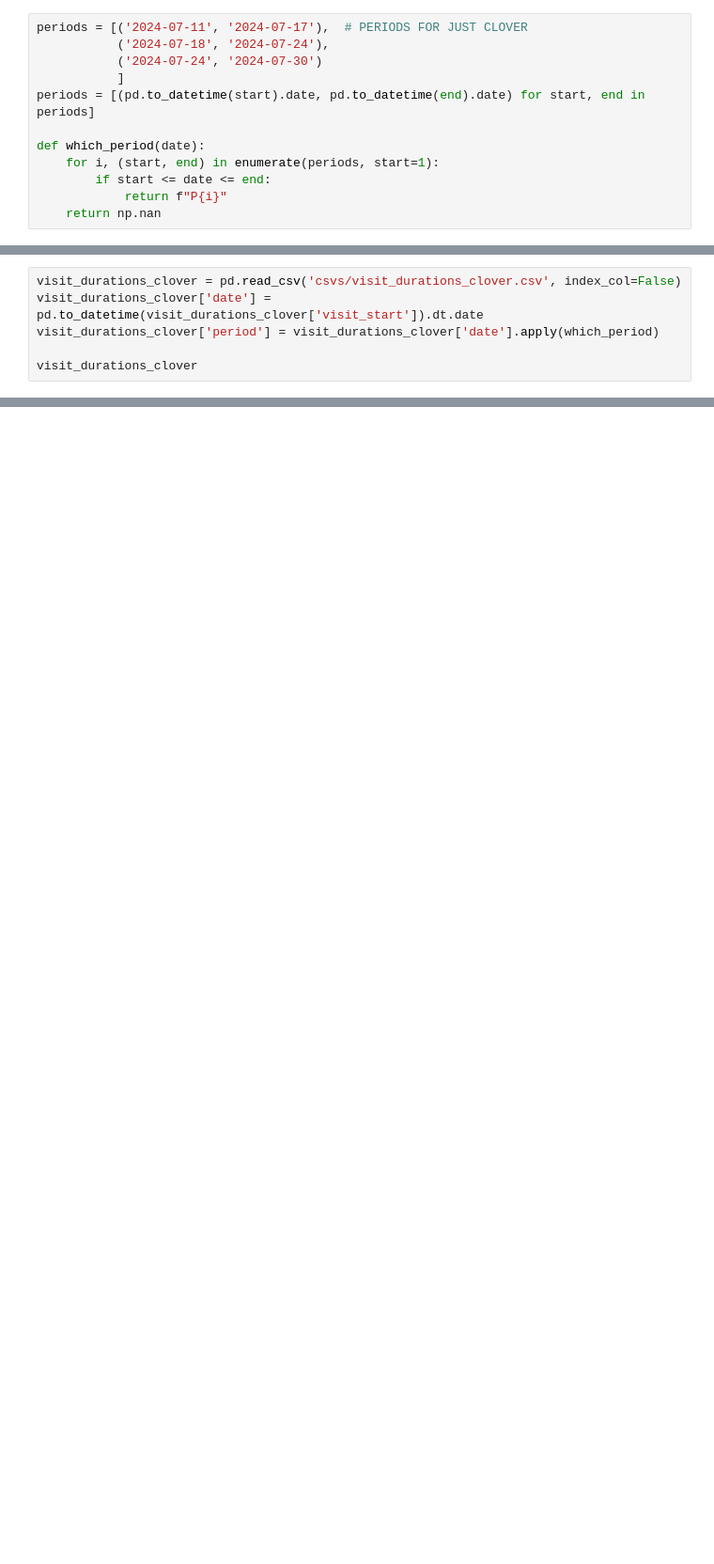
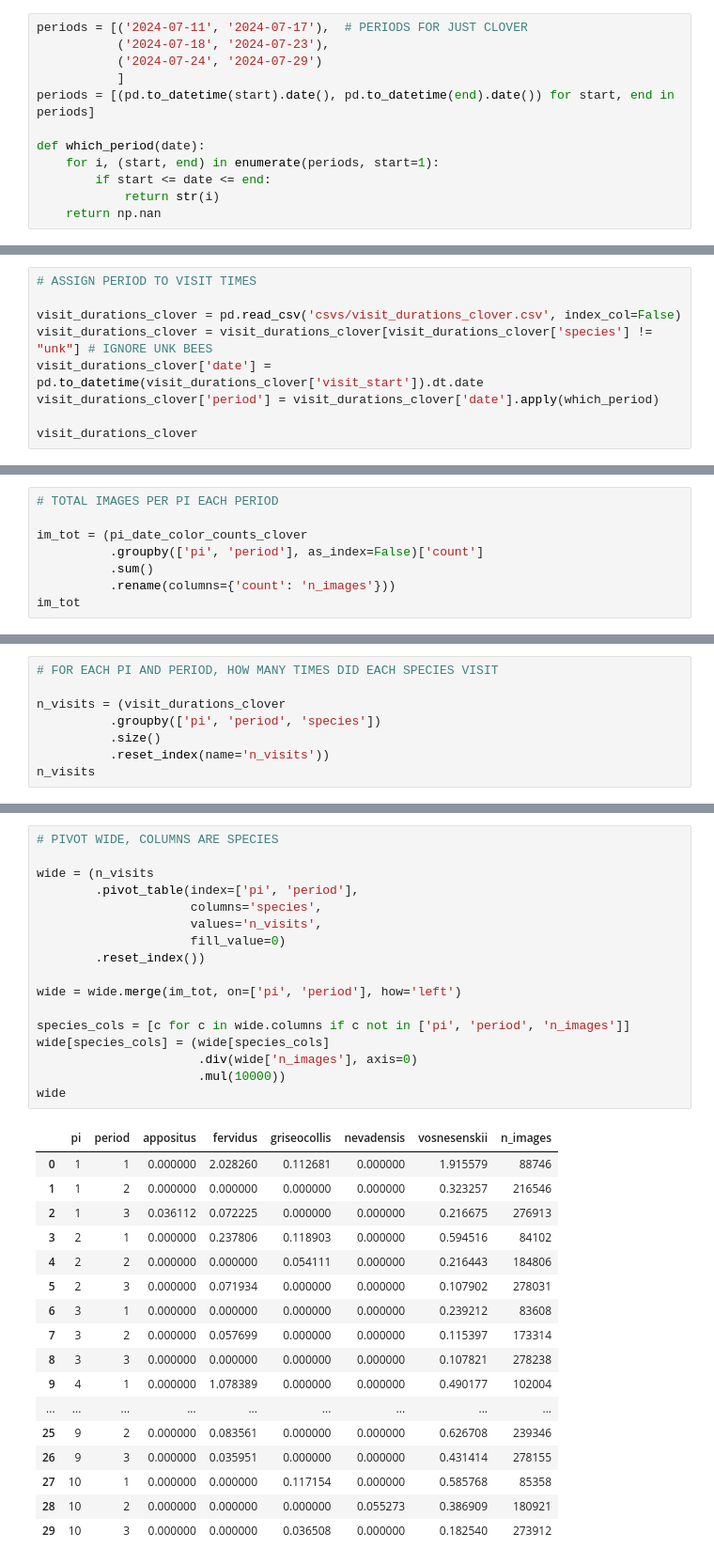
Before and after one commit to mparkergetz/bee_cam_data_processing, a Jupyter notebook: nb4_ permanova.ipynb, the cells around one changed output, grey strips where cells are left out. Shown at 94% size. Drawn from its saved outputs; the diff is of its cells as text; blank space fills up the shorter version.

```diff
--- a/nb4_ permanova.ipynb
+++ b/nb4_ permanova.ipynb
@@ -6,13 +7,13 @@ from skbio.stats.distance import permdisp
 # %%
 periods = [('2024-07-11', '2024-07-17'),  # PERIODS FOR JUST CLOVER
-           ('2024-07-18', '2024-07-24'),
-           ('2024-07-24', '2024-07-30')
+           ('2024-07-18', '2024-07-23'),
+           ('2024-07-24', '2024-07-29')
            ]
-periods = [(pd.to_datetime(start).date, pd.to_datetime(end).date) for start, end in periods]
+periods = [(pd.to_datetime(start).date(), pd.to_datetime(end).date()) for start, end in periods]
 
 def which_period(date):
     for i, (start, end) in enumerate(periods, start=1):
         if start <= date <= end:
-            return f"P{i}"
+            return str(i)
     return np.nan
 # %%
@@ -29,5 +49,8 @@ TypeError: '<=' not supported between instances of 'method' and 'datetime.date'
 # %%
+# ASSIGN PERIOD TO VISIT TIMES
+
 visit_durations_clover = pd.read_csv('csvs/visit_durations_clover.csv', index_col=False)
+visit_durations_clover = visit_durations_clover[visit_durations_clover['species'] != "unk"] # IGNORE UNK BEES
 visit_durations_clover['date'] = pd.to_datetime(visit_durations_clover['visit_start']).dt.date
 visit_durations_clover['period'] = visit_durations_clover['date'].apply(which_period)
 
@@ -36,0 +72,8 @@ NameError: name 'which_period' is not defined
+# %%
+# TOTAL IMAGES PER PI EACH PERIOD
+
+im_tot = (pi_date_color_counts_clover
+          .groupby(['pi', 'period'], as_index=False)['count']
+          .sum()
+          .rename(columns={'count': 'n_images'}))
+im_tot
@@ -36,0 +98,8 @@ NameError: name 'which_period' is not defined
+# %%
+# FOR EACH PI AND PERIOD, HOW MANY TIMES DID EACH SPECIES VISIT
+
+n_visits = (visit_durations_clover
+          .groupby(['pi', 'period', 'species'])
+          .size()
+          .reset_index(name='n_visits'))
+n_visits
@@ -36,0 +120,35 @@ NameError: name 'which_period' is not defined
+# %%
+# PIVOT WIDE, COLUMNS ARE SPECIES
+
+wide = (n_visits
+        .pivot_table(index=['pi', 'period'],
+                     columns='species',
+                     values='n_visits',
+                     fill_value=0)
+        .reset_index())
+
+wide = wide.merge(im_tot, on=['pi', 'period'], how='left')
+
+species_cols = [c for c in wide.columns if c not in ['pi', 'period', 'n_images']]
+wide[species_cols] = (wide[species_cols]
+                      .div(wide['n_images'], axis=0)
+                      .mul(10000))
+wide
+# %% [output]
+|  | pi | period | appositus | fervidus | griseocollis | nevadensis | vosnesenskii | n_images |
+| 0 | 1 | 1 | 0.000000 | 2.028260 | 0.112681 | 0.000000 | 1.915579 | 88746 |
+| 1 | 1 | 2 | 0.000000 | 0.000000 | 0.000000 | 0.000000 | 0.323257 | 216546 |
+| 2 | 1 | 3 | 0.036112 | 0.072225 | 0.000000 | 0.000000 | 0.216675 | 276913 |
+| 3 | 2 | 1 | 0.000000 | 0.237806 | 0.118903 | 0.000000 | 0.594516 | 84102 |
+| 4 | 2 | 2 | 0.000000 | 0.000000 | 0.054111 | 0.000000 | 0.216443 | 184806 |
+| 5 | 2 | 3 | 0.000000 | 0.071934 | 0.000000 | 0.000000 | 0.107902 | 278031 |
+| 6 | 3 | 1 | 0.000000 | 0.000000 | 0.000000 | 0.000000 | 0.239212 | 83608 |
+| 7 | 3 | 2 | 0.000000 | 0.057699 | 0.000000 | 0.000000 | 0.115397 | 173314 |
+| 8 | 3 | 3 | 0.000000 | 0.000000 | 0.000000 | 0.000000 | 0.107821 | 278238 |
+| 9 | 4 | 1 | 0.000000 | 1.078389 | 0.000000 | 0.000000 | 0.490177 | 102004 |
+| ... | ... | ... | ... | ... | ... | ... | ... | ... |
+| 25 | 9 | 2 | 0.000000 | 0.083561 | 0.000000 | 0.000000 | 0.626708 | 239346 |
+| 26 | 9 | 3 | 0.000000 | 0.035951 | 0.000000 | 0.000000 | 0.431414 | 278155 |
+| 27 | 10 | 1 | 0.000000 | 0.000000 | 0.117154 | 0.000000 | 0.585768 | 85358 |
+| 28 | 10 | 2 | 0.000000 | 0.000000 | 0.000000 | 0.055273 | 0.386909 | 180921 |
+| 29 | 10 | 3 | 0.000000 | 0.000000 | 0.036508 | 0.000000 | 0.182540 | 273912 |
```
Also changed, not shown: parts of 8 cells of this notebook, 1 other file.
